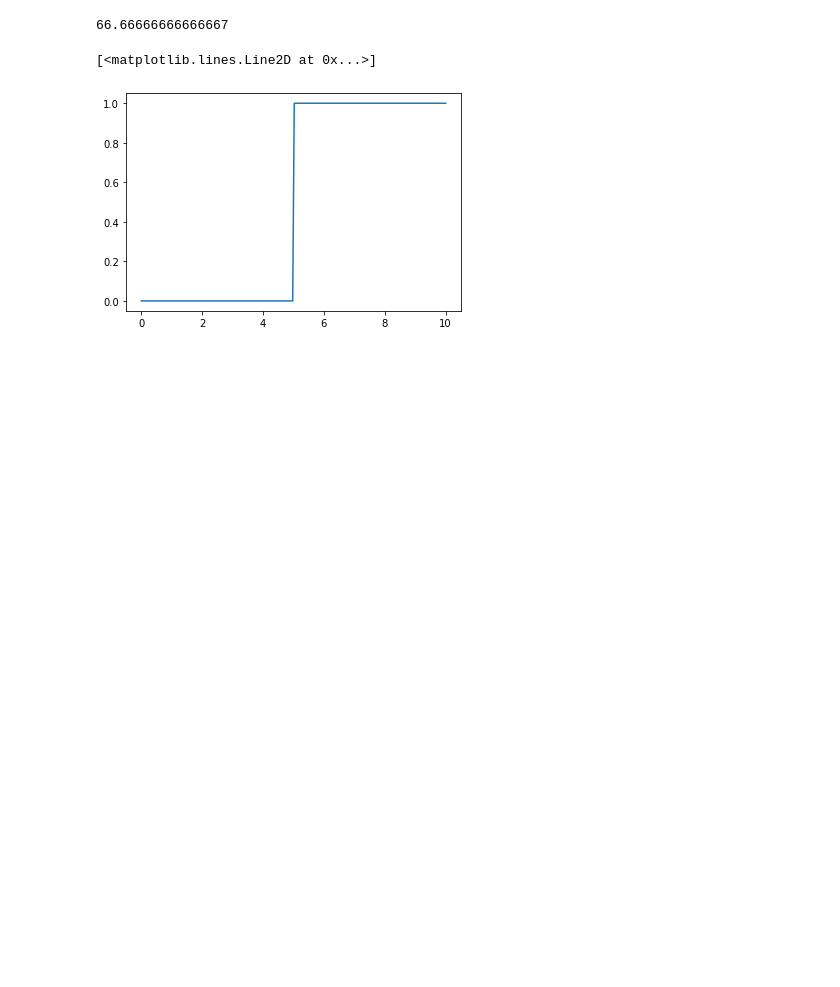
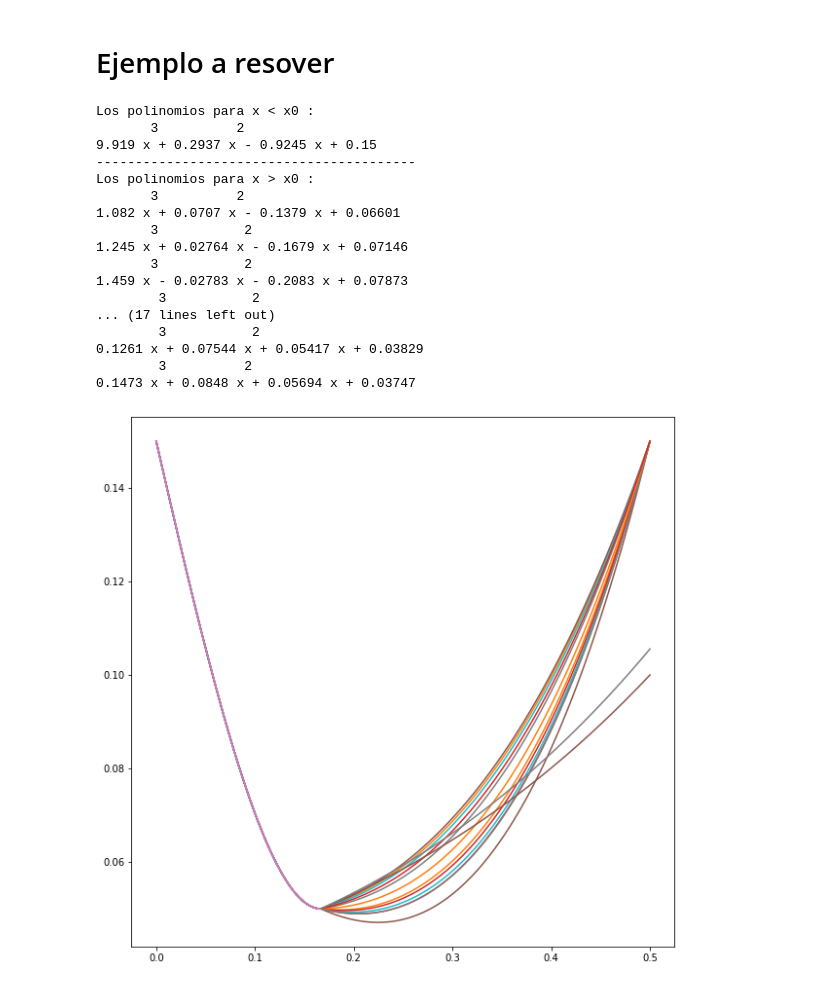
Before and after one commit to AndresFlorez-Git/Proyectos_Transferencia_de_Calor, a Jupyter notebook: Proyecto_1.ipynb, the cells around one changed output. Drawn from its saved outputs; the diff is of its cells as text; code cells hidden in the pictures; blank space fills up the shorter version.

Commit message:
ejemplo polinomios realizados

```diff
--- a/Proyecto_1.ipynb
+++ b/Proyecto_1.ipynb
@@ -31,14 +32,2 @@ def B(B0,Bn,b,L,N):
-# %%
-
-def c(x):
-    funcion = np.zeros(len(x))
-    print((len(x)/3))
-    funcion[np.where(x>5)] = 1
-
-    return funcion
-plt.figure(1)
-plt.plot(x,c(x))
-# %% [output]
-66.66666666666667
-[<matplotlib.lines.Line2D at 0x...>]
-[figure, removed]
+# %% [markdown]
+# Ejemplo a resover
@@ -44,0 +92,48 @@ plt.plot(x,c(x))
+# %%
+print('Los polinomios para x < x0 :')
+for i in range(0,len(coef_polinomios_izquierda)):
+    print(coef_polinomios_izquierda[i])
+print('-----------------------------------------')
+print('Los polinomios para x > x0 :')
+for i in range(0,len(coef_polinomios_derecha)):
+    print(coef_polinomios_derecha[i])
+
+
+xi = np.linspace(0,x0,100)
+xd = np.linspace(x0,L,100)
+
+
+
+for i in range(0,len(coef_polinomios_derecha)):
+    plt.figure(1,figsize=(10,10))
+    plt.plot(xi,coef_polinomios_izquierda[0](xi))
+    plt.plot(xd,coef_polinomios_derecha[i](xd))
+
+
+
+#  zi0 = np.polyfit(i0, yi0, 3, full=False)
+
+#i1 = np.array([0.0, 3.1*x0/10, x0])
+#i2 = np.array([0.0, 3*x0/10, x0])
+
+#yi1 = np.array([b0/2, (3*(b0/2-b/2)/5+b/2), (b+2)/2])
+#yi2 = np.array([b0/2, (4*(b0/2-b/2)/6+b/2), (b+2)/2])
+# %% [output]
+Los polinomios para x < x0 :
+       3          2
+9.919 x + 0.2937 x - 0.9245 x + 0.15
+-----------------------------------------
+Los polinomios para x > x0 :
+       3          2
+1.082 x + 0.0707 x - 0.1379 x + 0.06601
+       3           2
+1.245 x + 0.02764 x - 0.1679 x + 0.07146
+       3           2
+1.459 x - 0.02783 x - 0.2083 x + 0.07873
+        3           2
+... (17 lines left out)
+        3           2
+0.1261 x + 0.07544 x + 0.05417 x + 0.03829
+        3          2
+0.1473 x + 0.0848 x + 0.05694 x + 0.03747
+[figure, added]
```
Also changed, not shown: parts of 2 cells of this notebook.
